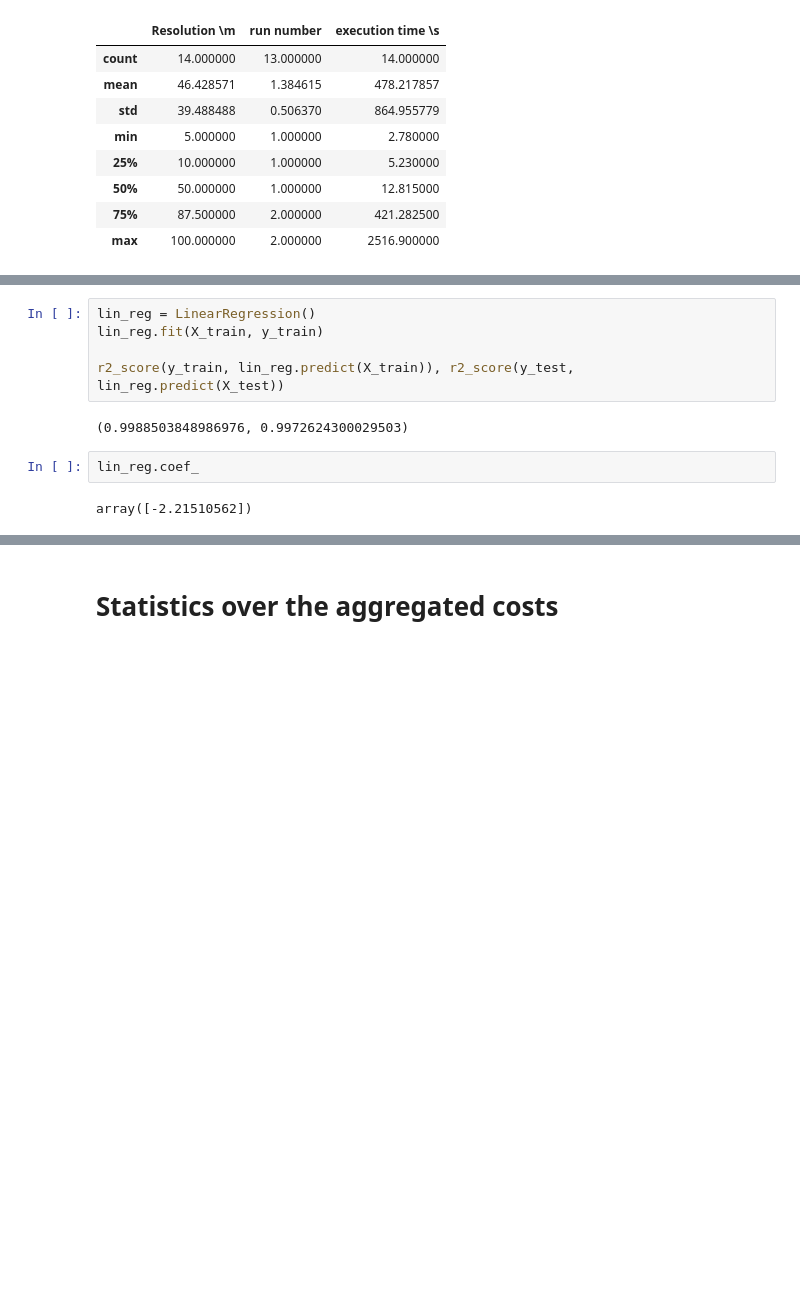
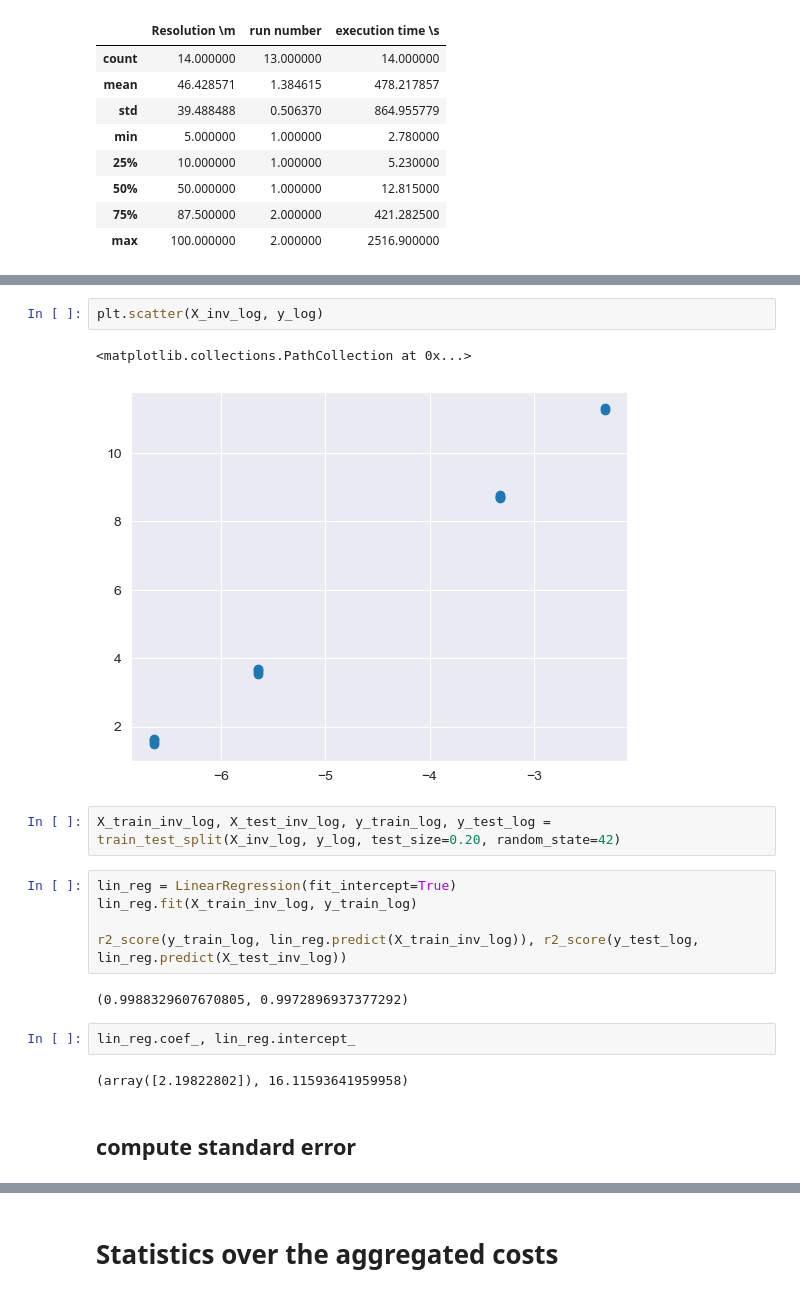
Before and after one commit to sehHeiden/WebProcessing-StandardisedGISAnalysesforCableRoutePlanning, a Jupyter notebook: src/least_cost_path_stat.ipynb, the cells around one changed output, grey strips where cells are left out. Saved outputs shown, nothing was run; the diff lists cells and outputs as text; blank space fills up the shorter version.

```diff
--- a/src/least_cost_path_stat.ipynb
+++ b/src/least_cost_path_stat.ipynb
@@ -46,11 +64,20 @@ X_train, X_test, y_train, y_test = train_test_split(X, y, test_size=0.10, random
+# %%
+plt.scatter(X_inv_log, y_log)
+# %% [output]
+<matplotlib.collections.PathCollection at 0x...>
+[figure, added]
+# %%
+X_train_inv_log, X_test_inv_log, y_train_log, y_test_log = train_test_split(X_inv_log, y_log, test_size=0.20, random_state=42)
 # %%
-lin_reg = LinearRegression()
-lin_reg.fit(X_train, y_train)
+lin_reg = LinearRegression(fit_intercept=True)
+lin_reg.fit(X_train_inv_log, y_train_log)
 
-r2_score(y_train, lin_reg.predict(X_train)), r2_score(y_test, lin_reg.predict(X_test))
+r2_score(y_train_log, lin_reg.predict(X_train_inv_log)), r2_score(y_test_log, lin_reg.predict(X_test_inv_log))
 # %% [output]
-(0.9988503848986976, 0.9972624300029503)
+(0.9988329607670805, 0.9972896937377292)
 # %%
-lin_reg.coef_
+lin_reg.coef_, lin_reg.intercept_
 # %% [output]
-array([-2.21510562])
+(array([2.19822802]), 16.11593641959958)
+# %% [markdown]
+## compute standard error
```
Also changed, not shown: parts of 18 cells of this notebook, 6 other files.
